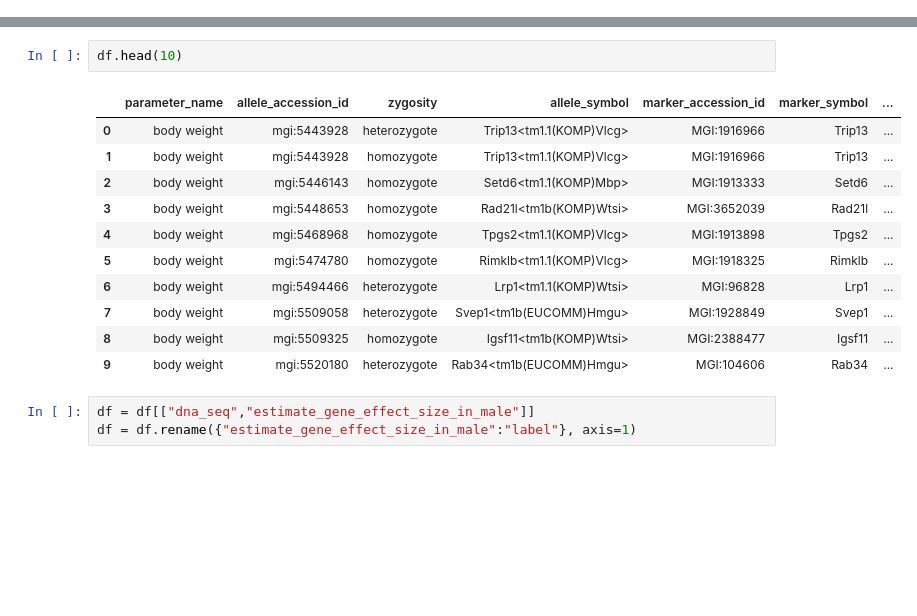
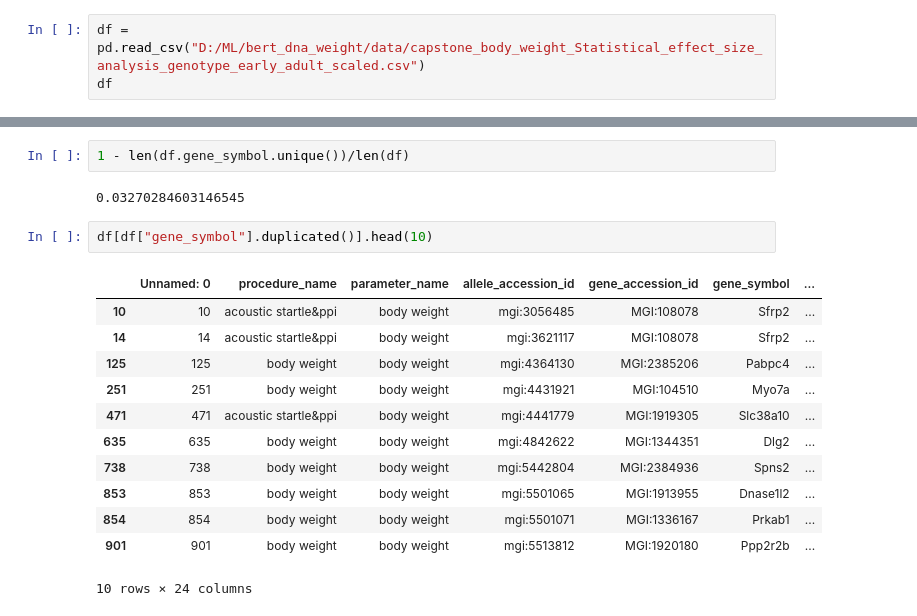
Before and after one commit to gene-to-phenotype-predictions/bert_dna_weight, a Jupyter notebook: DataExplore.ipynb, the cells around one changed output, grey strips where cells are left out. Saved outputs shown, nothing was run; the diff lists cells and outputs as text; blank space fills up the shorter version.

```diff
--- a/DataExplore.ipynb
+++ b/DataExplore.ipynb
@@ -48,0 +19,3 @@ len(df.marker_symbol.unique())
+# %%
+df = pd.read_csv("D:/ML/bert_dna_weight/data/capstone_body_weight_Statistical_effect_size_analysis_genotype_early_adult_scaled.csv")
+df
@@ -49,17 +36,19 @@ len(df.marker_symbol.unique())
+# %%
+1 - len(df.gene_symbol.unique())/len(df)
+# %% [output]
+0.03270284603146545
 # %%
-df.head(10)
+df[df["gene_symbol"].duplicated()].head(10)
 # %% [output]
-|  | parameter_name | allele_accession_id | zygosity | allele_symbol | marker_accession_id | marker_symbol | ... |
-| 0 | body weight | mgi:5443928 | heterozygote | Trip13<tm1.1(KOMP)Vlcg> | MGI:1916966 | Trip13 | ... |
-| 1 | body weight | mgi:5443928 | homozygote | Trip13<tm1.1(KOMP)Vlcg> | MGI:1916966 | Trip13 | ... |
-| 2 | body weight | mgi:5446143 | homozygote | Setd6<tm1.1(KOMP)Mbp> | MGI:1913333 | Setd6 | ... |
-| 3 | body weight | mgi:5448653 | homozygote | Rad21l<tm1b(KOMP)Wtsi> | MGI:3652039 | Rad21l | ... |
-| 4 | body weight | mgi:5468968 | homozygote | Tpgs2<tm1.1(KOMP)Vlcg> | MGI:1913898 | Tpgs2 | ... |
-| 5 | body weight | mgi:5474780 | homozygote | Rimklb<tm1.1(KOMP)Vlcg> | MGI:1918325 | Rimklb | ... |
-| 6 | body weight | mgi:5494466 | heterozygote | Lrp1<tm1.1(KOMP)Wtsi> | MGI:96828 | Lrp1 | ... |
-| 7 | body weight | mgi:5509058 | heterozygote | Svep1<tm1b(EUCOMM)Hmgu> | MGI:1928849 | Svep1 | ... |
-| 8 | body weight | mgi:5509325 | homozygote | Igsf11<tm1b(KOMP)Wtsi> | MGI:2388477 | Igsf11 | ... |
-| 9 | body weight | mgi:5520180 | heterozygote | Rab34<tm1b(EUCOMM)Hmgu> | MGI:104606 | Rab34 | ... |
+|  | Unnamed: 0 | procedure_name | parameter_name | allele_accession_id | gene_accession_id | gene_symbol | ... |
+| 10 | 10 | acoustic startle&ppi | body weight | mgi:3056485 | MGI:108078 | Sfrp2 | ... |
+| 14 | 14 | acoustic startle&ppi | body weight | mgi:3621117 | MGI:108078 | Sfrp2 | ... |
+| 125 | 125 | body weight | body weight | mgi:4364130 | MGI:2385206 | Pabpc4 | ... |
+| 251 | 251 | body weight | body weight | mgi:4431921 | MGI:104510 | Myo7a | ... |
+| 471 | 471 | acoustic startle&ppi | body weight | mgi:4441779 | MGI:1919305 | Slc38a10 | ... |
+| 635 | 635 | body weight | body weight | mgi:4842622 | MGI:1344351 | Dlg2 | ... |
+| 738 | 738 | body weight | body weight | mgi:5442804 | MGI:2384936 | Spns2 | ... |
+| 853 | 853 | body weight | body weight | mgi:5501065 | MGI:1913955 | Dnase1l2 | ... |
+| 854 | 854 | body weight | body weight | mgi:5501071 | MGI:1336167 | Prkab1 | ... |
+| 901 | 901 | body weight | body weight | mgi:5513812 | MGI:1920180 | Ppp2r2b | ... |
+10 rows × 24 columns
-# %%
-df = df[["dna_seq","estimate_gene_effect_size_in_male"]]
-df = df.rename({"estimate_gene_effect_size_in_male":"label"}, axis=1)
```
Also changed, not shown: parts of 23 cells of this notebook, 5 other files.
